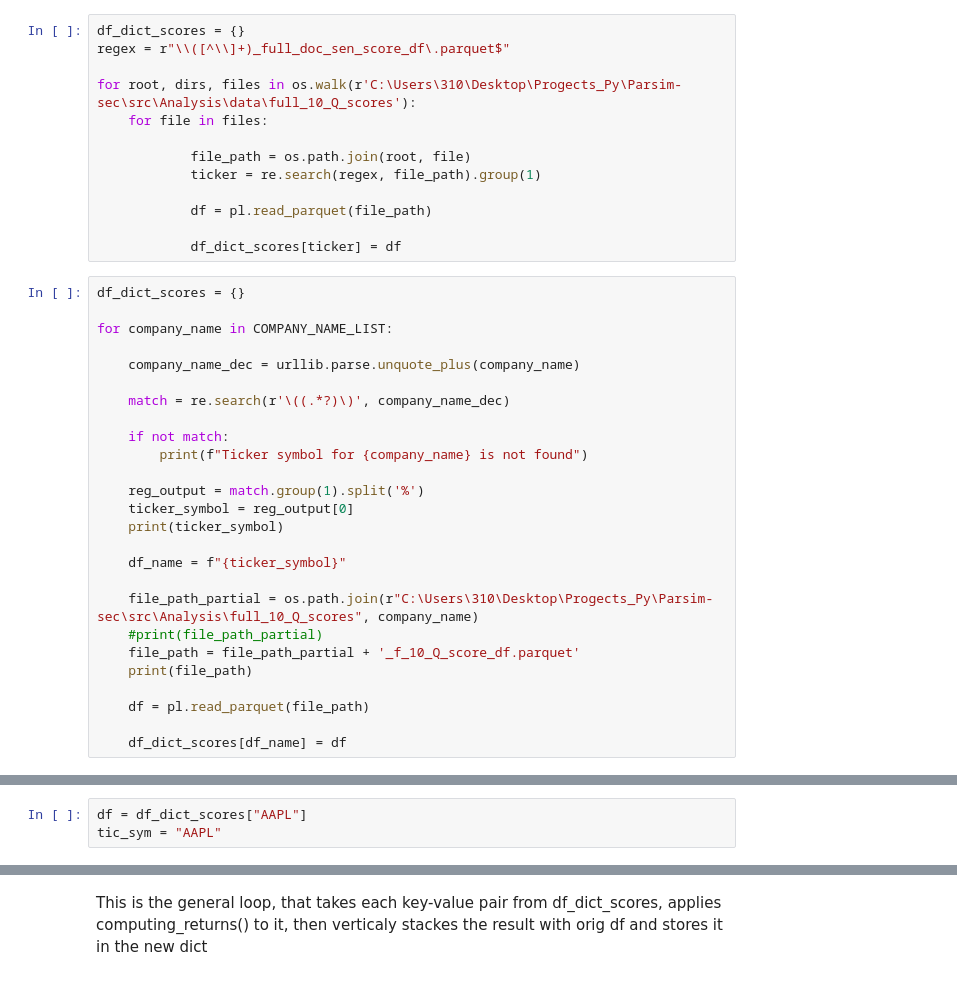
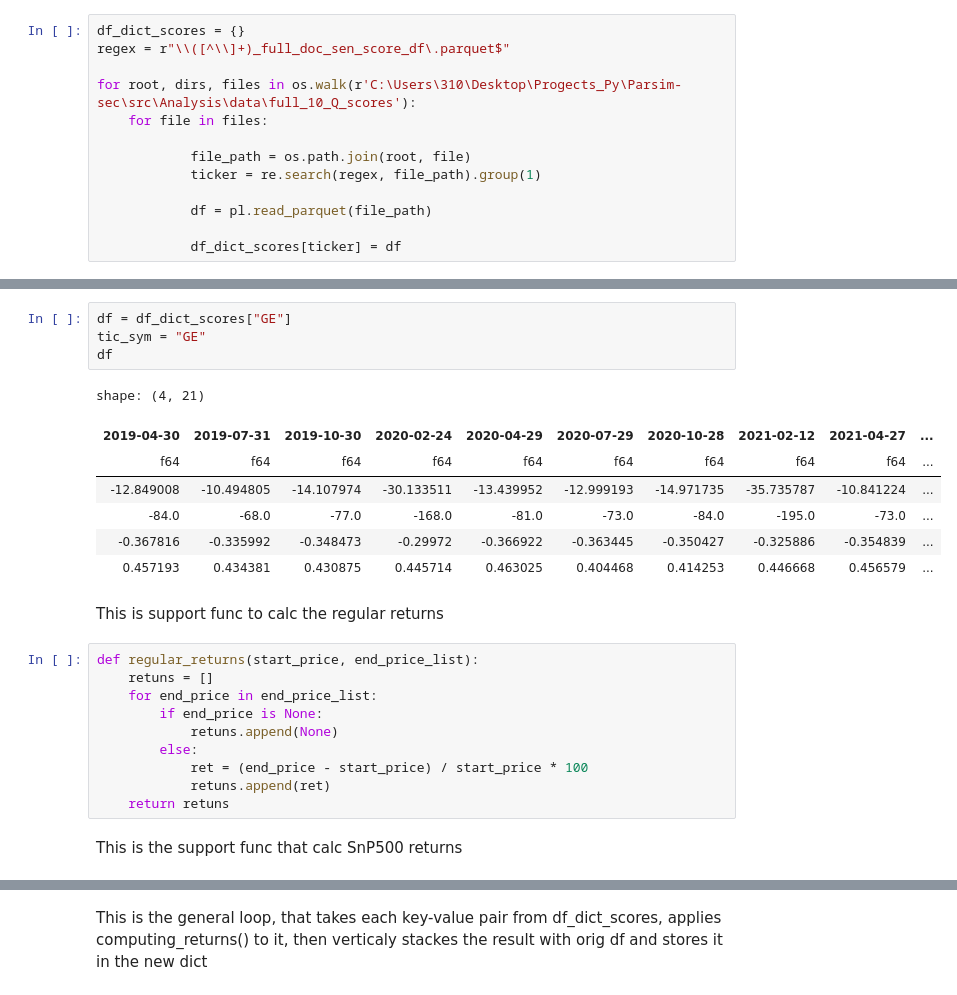
Before and after one commit to LeatherBag011235/Parsim-sec, a Jupyter notebook: src/Analysis/YFiin_excess_returns.ipynb, the cells around one changed output, grey strips where cells are left out. Cells and saved outputs as stored; diff of their text form.

```diff
--- a/src/Analysis/YFiin_excess_returns.ipynb
+++ b/src/Analysis/YFiin_excess_returns.ipynb
@@ -33,29 +33,3 @@ for root, dirs, files in os.walk(r'C:\Users\310\Desktop\Progects_Py\Parsim-sec\s
             df = pl.read_parquet(file_path)
 
             df_dict_scores[ticker] = df
-# %%
-df_dict_scores = {}
-
-for company_name in COMPANY_NAME_LIST:
-
-    company_name_dec = urllib.parse.unquote_plus(company_name)
-
-    match = re.search(r'\((.*?)\)', company_name_dec)
-
-    if not match:
-        print(f"Ticker symbol for {company_name} is not found")
-
-    reg_output = match.group(1).split('%')
-    ticker_symbol = reg_output[0]
-    print(ticker_symbol)
-
-    df_name = f"{ticker_symbol}"
-
-    file_path_partial = os.path.join(r"C:\Users\310\Desktop\Progects_Py\Parsim-sec\src\Analysis\full_10_Q_scores", company_name)
-    #print(file_path_partial)
-    file_path = file_path_partial + '_f_10_Q_score_df.parquet'
-    print(file_path)
-
-    df = pl.read_parquet(file_path)
-
-    df_dict_scores[df_name] = df
@@ -80,3 +36,26 @@ C:\Users\310\Desktop\Progects_Py\Parsim-sec\src\Analysis\full_10_Q_scores\FASTEN
 # %%
-df = df_dict_scores["AAPL"]
-tic_sym = "AAPL"
+df = df_dict_scores["GE"]
+tic_sym = "GE"
+df
+# %% [output]
+shape: (4, 21)
+| 2019-04-30 | 2019-07-31 | 2019-10-30 | 2020-02-24 | 2020-04-29 | 2020-07-29 | 2020-10-28 | 2021-02-12 | 2021-04-27 | ... |
+| f64 | f64 | f64 | f64 | f64 | f64 | f64 | f64 | f64 | ... |
+| -12.849008 | -10.494805 | -14.107974 | -30.133511 | -13.439952 | -12.999193 | -14.971735 | -35.735787 | -10.841224 | ... |
+| -84.0 | -68.0 | -77.0 | -168.0 | -81.0 | -73.0 | -84.0 | -195.0 | -73.0 | ... |
+| -0.367816 | -0.335992 | -0.348473 | -0.29972 | -0.366922 | -0.363445 | -0.350427 | -0.325886 | -0.354839 | ... |
+| 0.457193 | 0.434381 | 0.430875 | 0.445714 | 0.463025 | 0.404468 | 0.414253 | 0.446668 | 0.456579 | ... |
+# %% [markdown]
+This is support func to calc the regular returns
+# %%
+def regular_returns(start_price, end_price_list):
+    retuns = []
+    for end_price in end_price_list:
+        if end_price is None:
+            retuns.append(None)
+        else:
+            ret = (end_price - start_price) / start_price * 100
+            retuns.append(ret)
+    return retuns
+# %% [markdown]
+This is the support func that calc SnP500 returns
```
Also changed, not shown: parts of 22 cells of this notebook, 1 other file.
